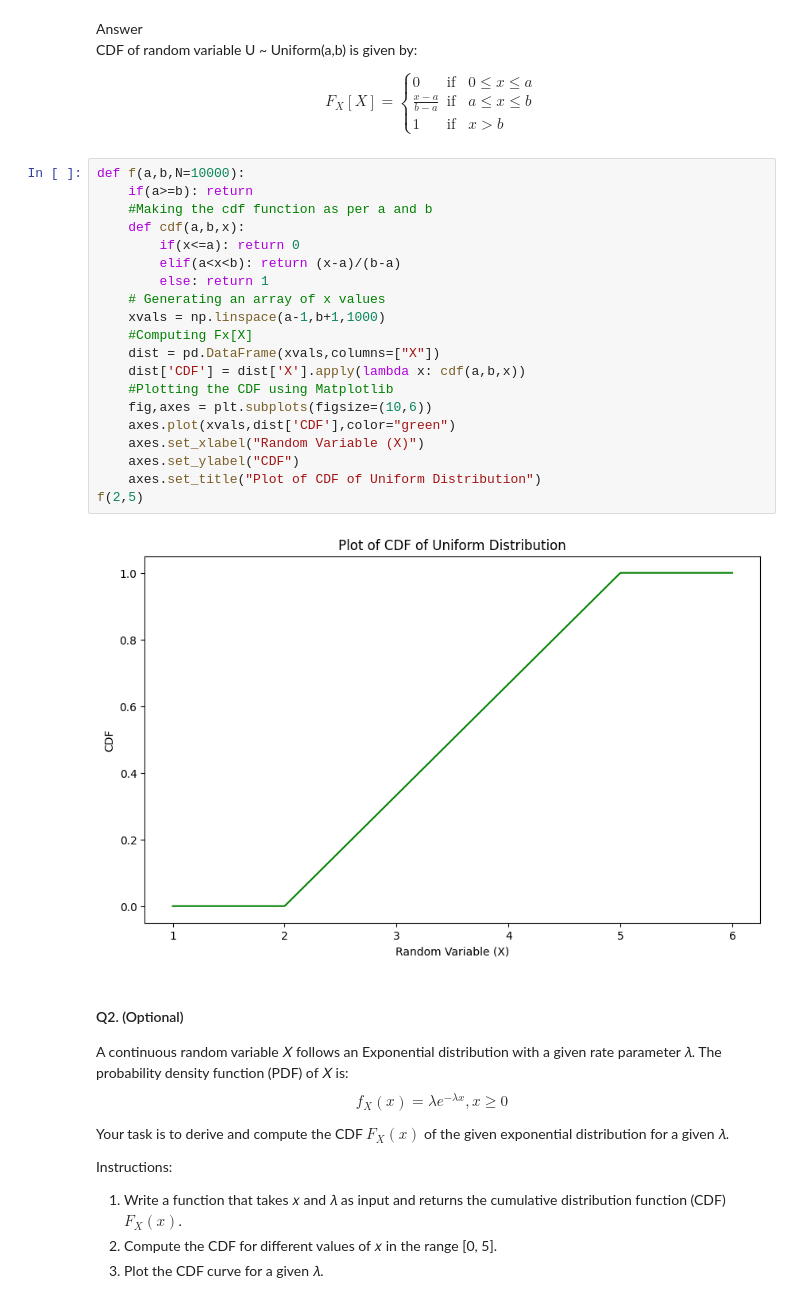
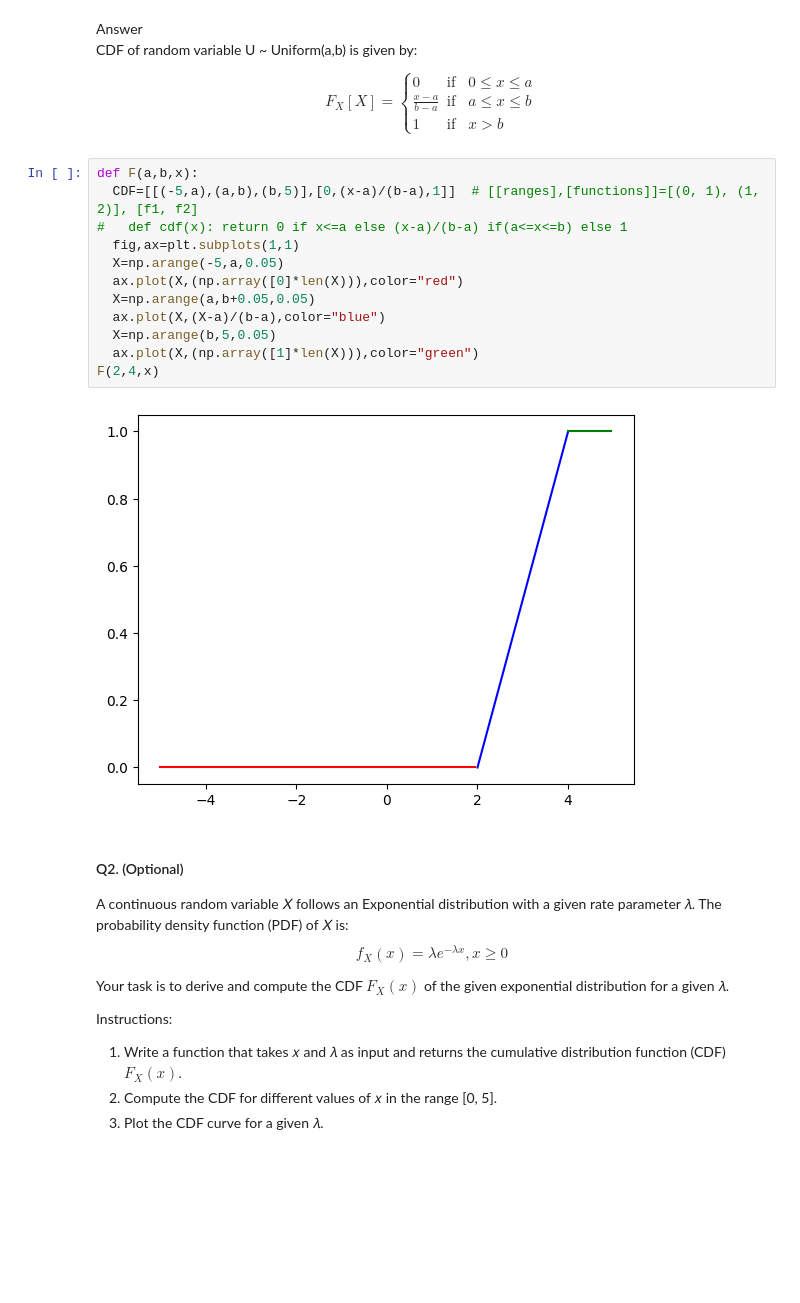
Before and after one commit to CH2344/Assignment-5-BMC-, a Jupyter notebook: Lab4_Random_Variables.ipynb, the cells around one changed output. Saved outputs shown, nothing was run; the diff lists cells and outputs as text; blank space fills up the shorter version.

```diff
--- a/Lab4_Random_Variables.ipynb
+++ b/Lab4_Random_Variables.ipynb
@@ -1102,28 +1123,20 @@ F_X[X] =
 1 & \text{if } & x > b
 \end{cases}
 $$
-# %%
-def f(a,b,N=10000):
-    if(a>=b): return
-    #Making the cdf function as per a and b
-    def cdf(a,b,x):
-        if(x<=a): return 0
-        elif(a<x<b): return (x-a)/(b-a)
-        else: return 1
-    # Generating an array of x values
-    xvals = np.linspace(a-1,b+1,1000)
-    #Computing Fx[X]
-    dist = pd.DataFrame(xvals,columns=["X"])
-    dist['CDF'] = dist['X'].apply(lambda x: cdf(a,b,x))
-    #Plotting the CDF using Matplotlib
-    fig,axes = plt.subplots(figsize=(10,6))
-    axes.plot(xvals,dist['CDF'],color="green")
-    axes.set_xlabel("Random Variable (X)")
-    axes.set_ylabel("CDF")
-    axes.set_title("Plot of CDF of Uniform Distribution")
-f(2,5)
-# %% [output]
-[figure, removed]
+# %%
+def F(a,b,x):
+  CDF=[[(-5,a),(a,b),(b,5)],[0,(x-a)/(b-a),1]]  # [[ranges],[functions]]=[(0, 1), (1, 2)], [f1, f2]
+#   def cdf(x): return 0 if x<=a else (x-a)/(b-a) if(a<=x<=b) else 1
+  fig,ax=plt.subplots(1,1)
+  X=np.arange(-5,a,0.05)
+  ax.plot(X,(np.array([0]*len(X))),color="red")
+  X=np.arange(a,b+0.05,0.05)
+  ax.plot(X,(X-a)/(b-a),color="blue")
+  X=np.arange(b,5,0.05)
+  ax.plot(X,(np.array([1]*len(X))),color="green")
+F(2,4,x)
+# %% [output]
+[figure, added]
 # %% [markdown]
 #### Q2. (Optional)
 A continuous random variable 𝑋 follows an Exponential distribution with a given rate parameter 𝜆. The probability density function (PDF) of 𝑋 is:
```
Also changed, not shown: parts of 35 cells of this notebook.
